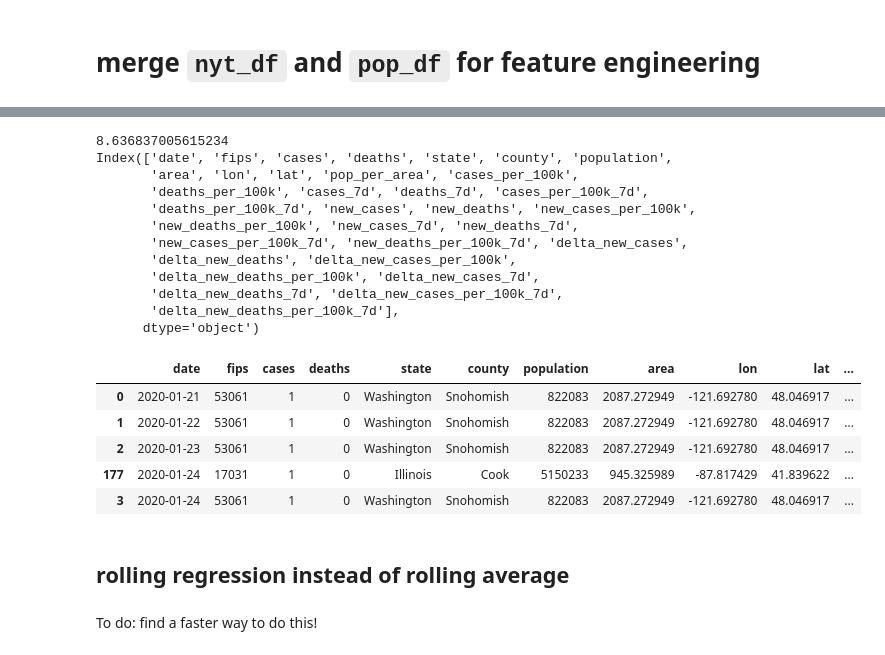
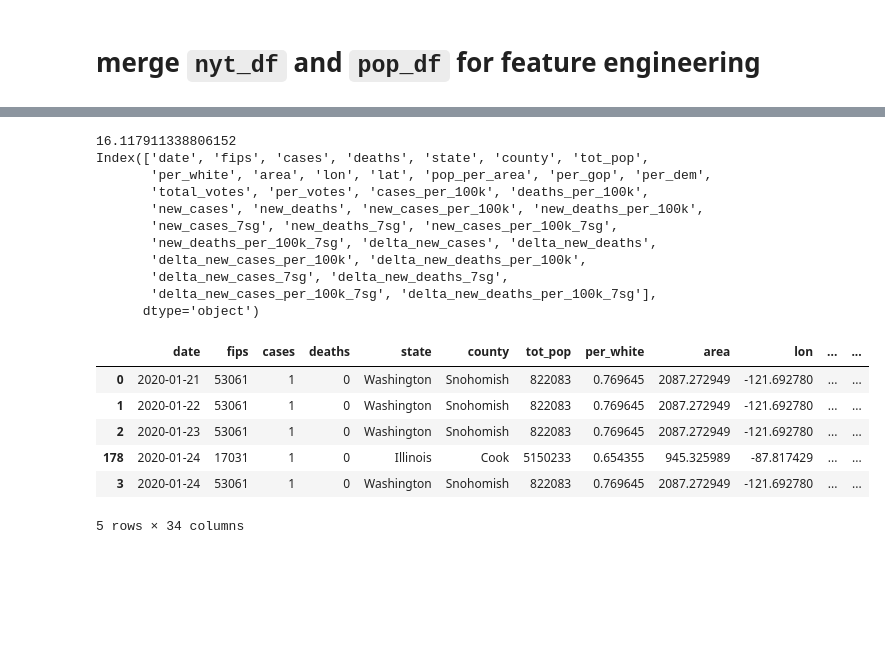
Before and after one commit to jydiw/covid-19-data, a Jupyter notebook: eda_nytimes-data.ipynb, the cells around one changed output, grey strips where cells are left out. Drawn from its saved outputs; the diff is of its cells as text; code cells hidden in the pictures; blank space fills up the shorter version.

```diff
--- a/eda_nytimes-data.ipynb
+++ b/eda_nytimes-data.ipynb
@@ -153,8 +68,8 @@ memory usage: 6.4 MB
 
 We want to calculate ratios comparing the number of cases (or deaths) to the population and/or area of the county. Since the population density varies wildly per county, relying on just the absolute number of reported cases could be misleading.
 # %%
-# pop_df = pd.read_csv('data/pop_df.csv')
-with urlopen('https://raw.githubusercontent.com/jydiw/nyt-covid-19-data/master/data/pop_df.csv') as response:
-    pop_df = optimize(pd.read_csv(response, dtype={'fips':'str'}))
+pop_df = optimize(pd.read_csv('data/pop_df.csv', dtype={'fips':'str'}))
+# with urlopen('https://raw.githubusercontent.com/jydiw/nyt-covid-19-data/master/data/pop_df.csv') as response:
+#     pop_df = optimize(pd.read_csv(response, dtype={'fips':'str'}))
 pop_df.head()
 # %% [output]
@@ -220,7 +140,7 @@ tick = time()
 df = nyt_df.merge(pop_df, on='fips', suffixes=('_x','')).drop(['county_x', 'state_x'], axis=1)
 
 # person density
-df[['cases_per_100k', 'deaths_per_100k']] = df[['cases', 'deaths']].div(df['population'], axis=0) * 100_000
+df[['cases_per_100k', 'deaths_per_100k']] = df[['cases', 'deaths']].div(df['tot_pop'], axis=0) * 100_000
 # df[['cases_per_100k', 'deaths_per_100k']] = df[['cases_per_100k', 'deaths_per_100k']].round(4)
 
 df = df.sort_values(by=['date', 'fips'])
@@ -245,8 +166,0 @@ FileNotFoundError: ignored
-# %%
-cols = ['cases', 'deaths', 'cases_per_100k', 'deaths_per_100k']
-new_cols = ['new_' + c for c in cols]
-delta_cols = ['delta_' + c for c in new_cols]
-
-cols_7d = [c + '_7d' for c in cols]
-new_cols_7d = ['new_' + c for c in cols_7d]
-delta_cols_7d = ['delta_' + c for c in new_cols_7d]
@@ -260,44 +176,48 @@ def add_change_cols(df, cols, pre='new_', clip=True):
         df[new_cols] = df[new_cols].clip(lower=0)
     return (df, new_cols)
 
-def add_avg_cols(df, cols, window=7):
+def add_savgol_cols(df, cols, window=7):
+    def my_savgol(x, w):
+        if len(x) >= w:
+            return savgol_filter(x, w, 1)
+        else:
+            new_window = int(np.ceil(len(x) / 2) * 2 - 1)
+            if new_window <= 1:
+                return x
+            else:
+                return savgol_filter(x, new_window, 1)
     df = df.sort_values(by=['date', 'fips'])
-    cols_d = [c + '_' + str(window) + 'd' for c in cols]
-    df[cols_d] = df.groupby(by='fips')[cols].apply(lambda x: x.rolling(window, min_periods=1).mean())
+    cols_d = [c + '_' + str(window) + 'sg' for c in cols]
+    df[cols_d] = df.groupby(by='fips')[cols].transform(lambda x: my_savgol(x, window))
     return (df, cols_d)
 # %%
 ding = time()
-df, cols_7d = add_avg_cols(df, cols, window=7)
 df, new_cols = add_change_cols(df, cols, pre='new_', clip=True)
-df, new_cols_7d = add_change_cols(df, cols_7d, pre='new_', clip=True)
-df, _ = add_change_cols(df, new_cols, pre='delta_', clip=False)
-df, _ = add_change_cols(df, new_cols_7d, pre='delta_', clip=False)
+df, new_cols_7sg = add_savgol_cols(df, new_cols)
+df, delta_new_cols = add_change_cols(df, new_cols, pre='delta_', clip=False)
+df, delta_new_cols_7sg = add_savgol_cols(df, delta_new_cols)
 dong = time()
 print(dong - ding)
 print(df.columns)
 df.head()
 # %% [output]
-8.636837005615234
-Index(['date', 'fips', 'cases', 'deaths', 'state', 'county', 'population',
-       'area', 'lon', 'lat', 'pop_per_area', 'cases_per_100k',
-       'deaths_per_100k', 'cases_7d', 'deaths_7d', 'cases_per_100k_7d',
-       'deaths_per_100k_7d', 'new_cases', 'new_deaths', 'new_cases_per_100k',
-       'new_deaths_per_100k', 'new_cases_7d', 'new_deaths_7d',
-       'new_cases_per_100k_7d', 'new_deaths_per_100k_7d', 'delta_new_cases',
-       'delta_new_deaths', 'delta_new_cases_per_100k',
-       'delta_new_deaths_per_100k', 'delta_new_cases_7d',
-       'delta_new_deaths_7d', 'delta_new_cases_per_100k_7d',
-       'delta_new_deaths_per_100k_7d'],
+16.117911338806152
+Index(['date', 'fips', 'cases', 'deaths', 'state', 'county', 'tot_pop',
+       'per_white', 'area', 'lon', 'lat', 'pop_per_area', 'per_gop', 'per_dem',
+       'total_votes', 'per_votes', 'cases_per_100k', 'deaths_per_100k',
+       'new_cases', 'new_deaths', 'new_cases_per_100k', 'new_deaths_per_100k',
+       'new_cases_7sg', 'new_deaths_7sg', 'new_cases_per_100k_7sg',
+       'new_deaths_per_100k_7sg', 'delta_new_cases', 'delta_new_deaths',
+       'delta_new_cases_per_100k', 'delta_new_deaths_per_100k',
+       'delta_new_cases_7sg', 'delta_new_deaths_7sg',
+       'delta_new_cases_per_100k_7sg', 'delta_new_deaths_per_100k_7sg'],
       dtype='object')
-|  | date | fips | cases | deaths | state | county | population | area | lon | lat | ... |
-| 0 | 2020-01-21 | 53061 | 1 | 0 | Washington | Snohomish | 822083 | 2087.272949 | -121.692780 | 48.046917 | ... |
-| 1 | 2020-01-22 | 53061 | 1 | 0 | Washington | Snohomish | 822083 | 2087.272949 | -121.692780 | 48.046917 | ... |
-| 2 | 2020-01-23 | 53061 | 1 | 0 | Washington | Snohomish | 822083 | 2087.272949 | -121.692780 | 48.046917 | ... |
-| 177 | 2020-01-24 | 17031 | 1 | 0 | Illinois | Cook | 5150233 | 945.325989 | -87.817429 | 41.839622 | ... |
-| 3 | 2020-01-24 | 53061 | 1 | 0 | Washington | Snohomish | 822083 | 2087.272949 | -121.692780 | 48.046917 | ... |
+|  | date | fips | cases | deaths | state | county | tot_pop | per_white | area | lon | ... | ... |
+| 0 | 2020-01-21 | 53061 | 1 | 0 | Washington | Snohomish | 822083 | 0.769645 | 2087.272949 | -121.692780 | ... | ... |
+| 1 | 2020-01-22 | 53061 | 1 | 0 | Washington | Snohomish | 822083 | 0.769645 | 2087.272949 | -121.692780 | ... | ... |
+| 2 | 2020-01-23 | 53061 | 1 | 0 | Washington | Snohomish | 822083 | 0.769645 | 2087.272949 | -121.692780 | ... | ... |
+| 178 | 2020-01-24 | 17031 | 1 | 0 | Illinois | Cook | 5150233 | 0.654355 | 945.325989 | -87.817429 | ... | ... |
+| 3 | 2020-01-24 | 53061 | 1 | 0 | Washington | Snohomish | 822083 | 0.769645 | 2087.272949 | -121.692780 | ... | ... |
+5 rows × 34 columns
 # %%
 df.to_csv('data/df.csv', index=False)
-# %% [markdown]
-## rolling regression instead of rolling average
-# %% [markdown]
-To do: find a faster way to do this!
```
Also changed, not shown: parts of 43 cells of this notebook, 7 other files.
